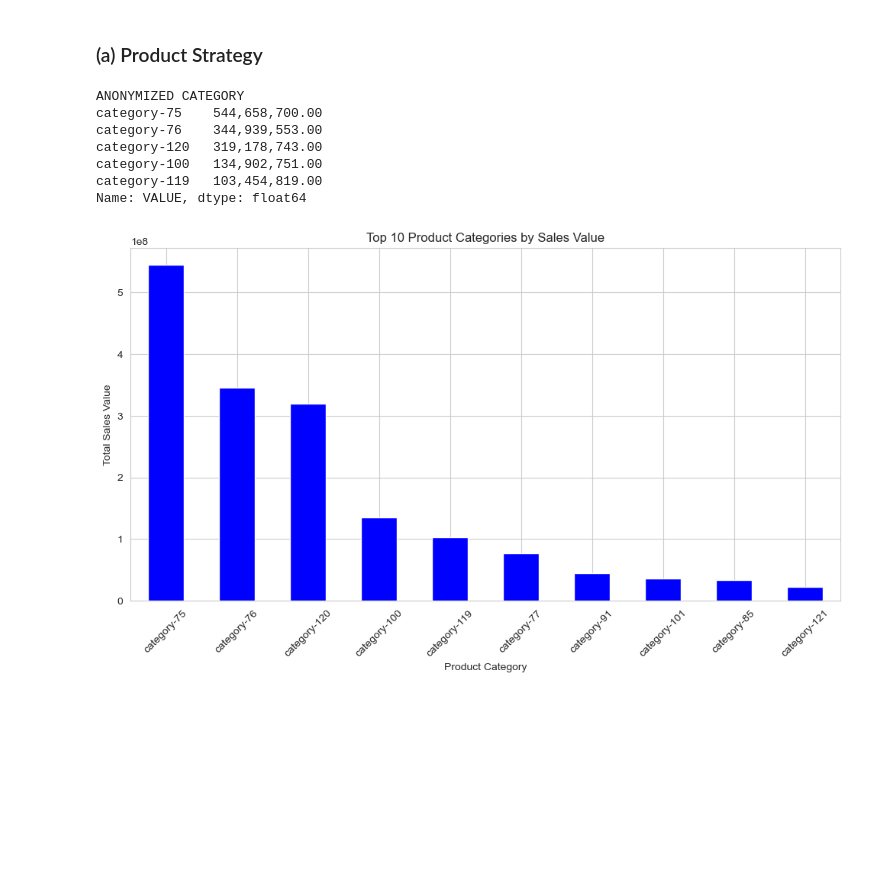
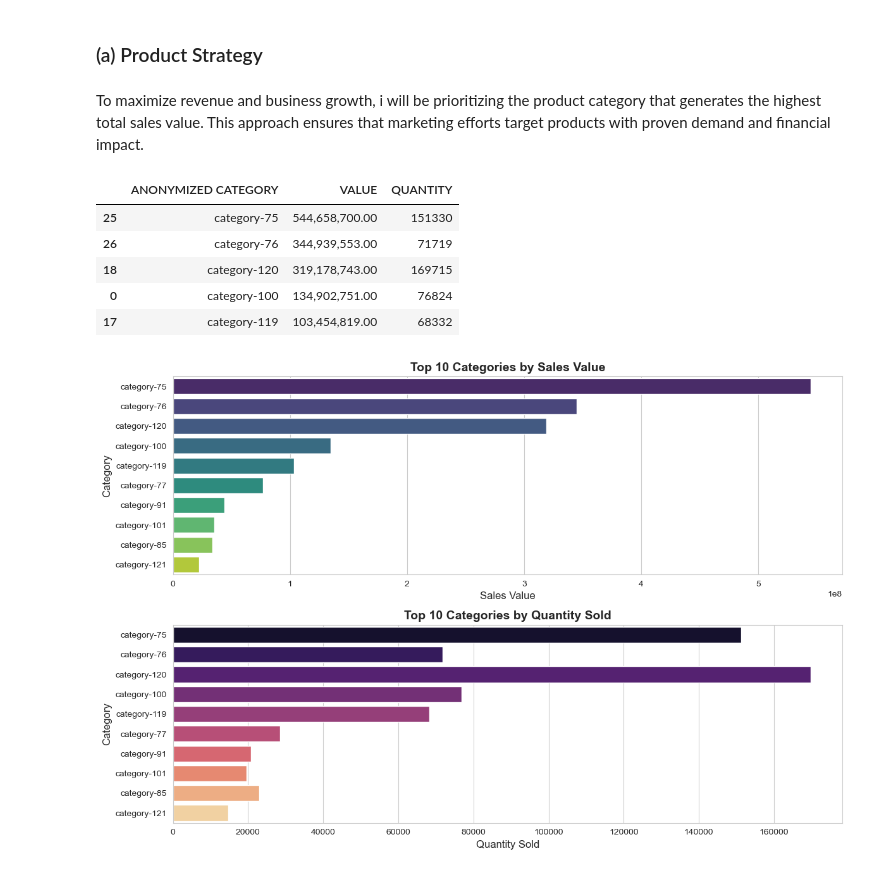
Before and after one commit to PaulMuniu/Kwanza-Tukule-Data-Analysis, a Jupyter notebook: Kwanza_Tukule.ipynb, the cells around one changed output. Saved outputs shown, nothing was run; the diff lists cells and outputs as text; code cells hidden in the pictures; blank space fills up the shorter version.

Commit message:
Product Strategy

```diff
--- a/Kwanza_Tukule.ipynb
+++ b/Kwanza_Tukule.ipynb
@@ -883,25 +883,43 @@ Factors driving the sales performance:
 # SECTION 4: Strategic Insights and Recommendations .
 # %% [markdown]
 ### (a) Product Strategy
+# %% [markdown]
+To maximize revenue and business growth, i will be prioritizing the product category that generates the highest total sales value. This approach ensures that marketing efforts target products with proven demand and financial impact.
 # %%
-category_sales = data.groupby("ANONYMIZED CATEGORY")["VALUE"].sum().sort_values(ascending=False)
+category_sales = data.groupby("ANONYMIZED CATEGORY").agg({"VALUE": "sum", "QUANTITY":"sum"}).reset_index() \
+                     .sort_values(by="VALUE", ascending=False)
+
 category_sales.head()
 # %% [output]
-ANONYMIZED CATEGORY
-category-75    544,658,700.00
-category-76    344,939,553.00
-category-120   319,178,743.00
-category-100   134,902,751.00
-category-119   103,454,819.00
-Name: VALUE, dtype: float64
+|  | ANONYMIZED CATEGORY | VALUE | QUANTITY |
+| 25 | category-75 | 544,658,700.00 | 151330 |
+| 26 | category-76 | 344,939,553.00 | 71719 |
+| 18 | category-120 | 319,178,743.00 | 169715 |
+| 0 | category-100 | 134,902,751.00 | 76824 |
+| 17 | category-119 | 103,454,819.00 | 68332 |
-# %%
-category_sales = data.groupby("ANONYMIZED CATEGORY")["VALUE"].sum().sort_values(ascending=False)
-category_sales.head(10).plot(kind="bar", figsize=(12, 6), color="blue")
-
-plt.title("Top 10 Product Categories by Sales Value")
-plt.xlabel("Product Category")
-plt.ylabel("Total Sales Value")
-plt.xticks(rotation=45)
-plt.show()
-# %% [output]
-[figure, removed]
+# %%
+# Sort by 'VALUE' to get top 10 categories
+category_sales = category_sales.sort_values(by="VALUE", ascending=False).head(10)
+
+# Create a figure with two subplots: one for VALUE and one for QUANTITY
+plt.figure(figsize=(12, 8))
+
+# Plot VALUE
+plt.subplot(2, 1, 1)
+sns.barplot(x='VALUE', y='ANONYMIZED CATEGORY', data=category_sales, palette='viridis')
+plt.title("Top 10 Categories by Sales Value", fontsize=14, fontweight='bold')
+plt.xlabel('Sales Value', fontsize=12)
+plt.ylabel('Category', fontsize=12)
+
+# Plot QUANTITY
+plt.subplot(2, 1, 2)
+sns.barplot(x='QUANTITY', y='ANONYMIZED CATEGORY', data=category_sales, palette='magma')
+plt.title("Top 10 Categories by Quantity Sold", fontsize=14, fontweight='bold')
+plt.xlabel('Quantity Sold', fontsize=12)
+plt.ylabel('Category', fontsize=12)
+
+# Display the plot
+plt.tight_layout()
+plt.show()
+# %% [output]
+[figure, added]
```
Also changed, not shown: parts of 3 cells of this notebook.
